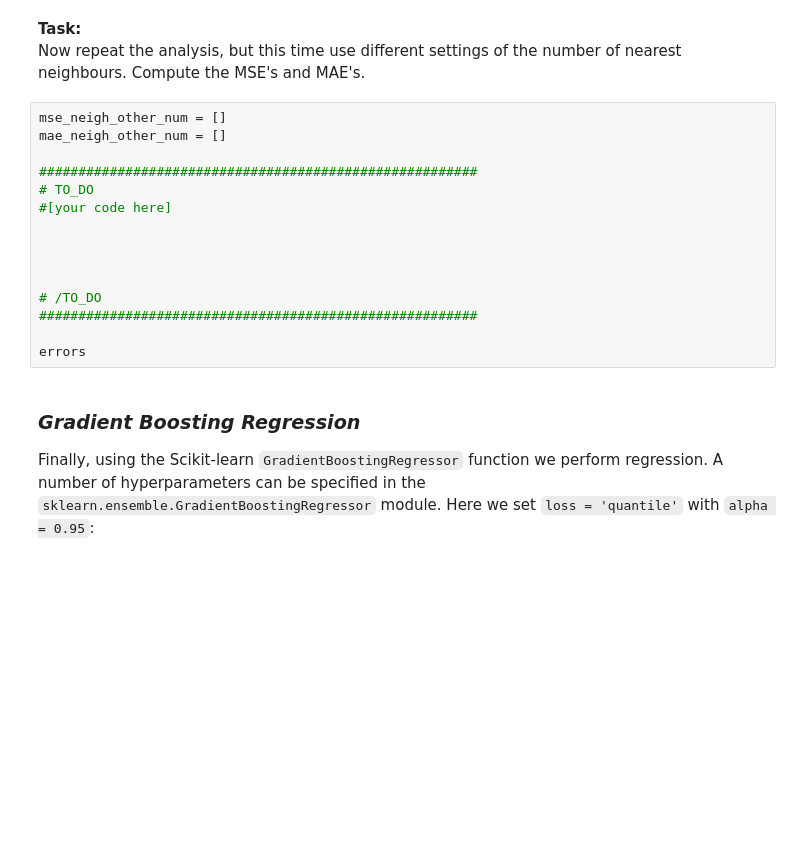
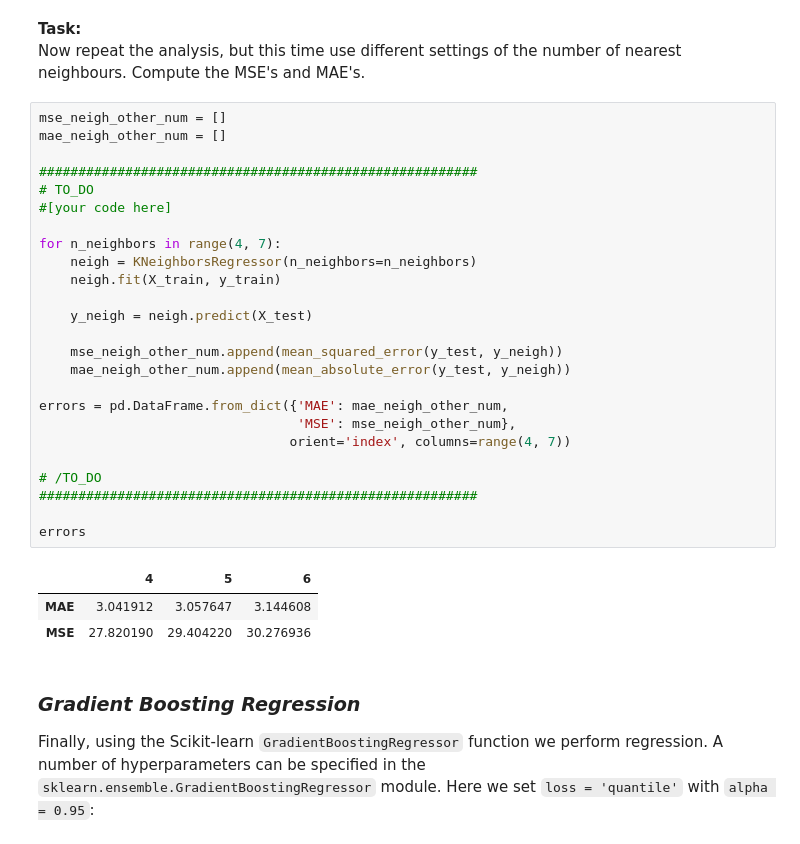
Before and after one commit to EricMegalovania/xjtu-mll, a Jupyter notebook: Notebook 1 End to End Project/EndToEndProject.ipynb, the cells around one changed output. Cells and saved outputs as stored; diff of their text form; blank space fills up the shorter version.

```diff
--- a/Notebook 1 End to End Project/EndToEndProject.ipynb
+++ b/Notebook 1 End to End Project/EndToEndProject.ipynb
@@ -203,21 +251,35 @@ print('MAE Neigh 4: {}'.format(mae_neigh))
 # %% [markdown]
 __Task:__
 Now repeat the analysis, but this time use different settings of the number of nearest neighbours. Compute the MSE's and MAE's.
-# %%
-mse_neigh_other_num = []
-mae_neigh_other_num = []
-
-########################################################
-# TO_DO
-#[your code here]
-
-
-
-
-# /TO_DO
-########################################################
-
-errors
+# %%
+mse_neigh_other_num = []
+mae_neigh_other_num = []
+
+########################################################
+# TO_DO
+#[your code here]
+
+for n_neighbors in range(4, 7):
+    neigh = KNeighborsRegressor(n_neighbors=n_neighbors)
+    neigh.fit(X_train, y_train)
+
+    y_neigh = neigh.predict(X_test)
+
+    mse_neigh_other_num.append(mean_squared_error(y_test, y_neigh))
+    mae_neigh_other_num.append(mean_absolute_error(y_test, y_neigh))
+
+errors = pd.DataFrame.from_dict({'MAE': mae_neigh_other_num,
+                                 'MSE': mse_neigh_other_num},
+                                orient='index', columns=range(4, 7))
+
+# /TO_DO
+########################################################
+
+errors
+# %% [output]
+|  | 4 | 5 | 6 |
+| MAE | 3.041912 | 3.057647 | 3.144608 |
+| MSE | 27.820190 | 29.404220 | 30.276936 |
 # %% [markdown]
 ### _Gradient Boosting Regression_
 
```
Also changed, not shown: parts of 15 cells of this notebook, 5 other files.
